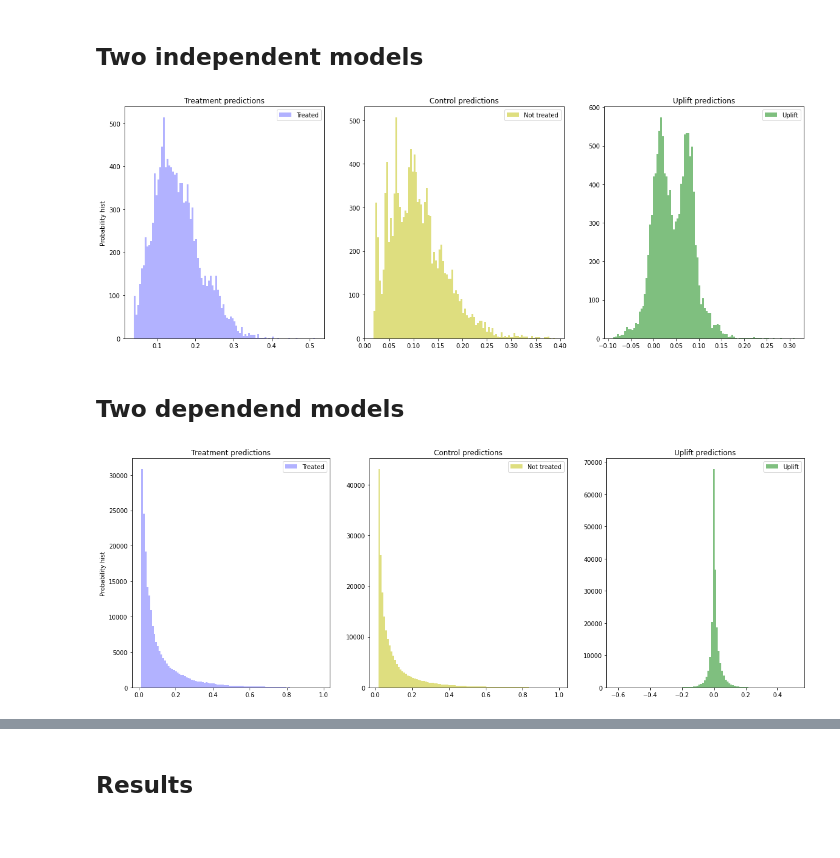
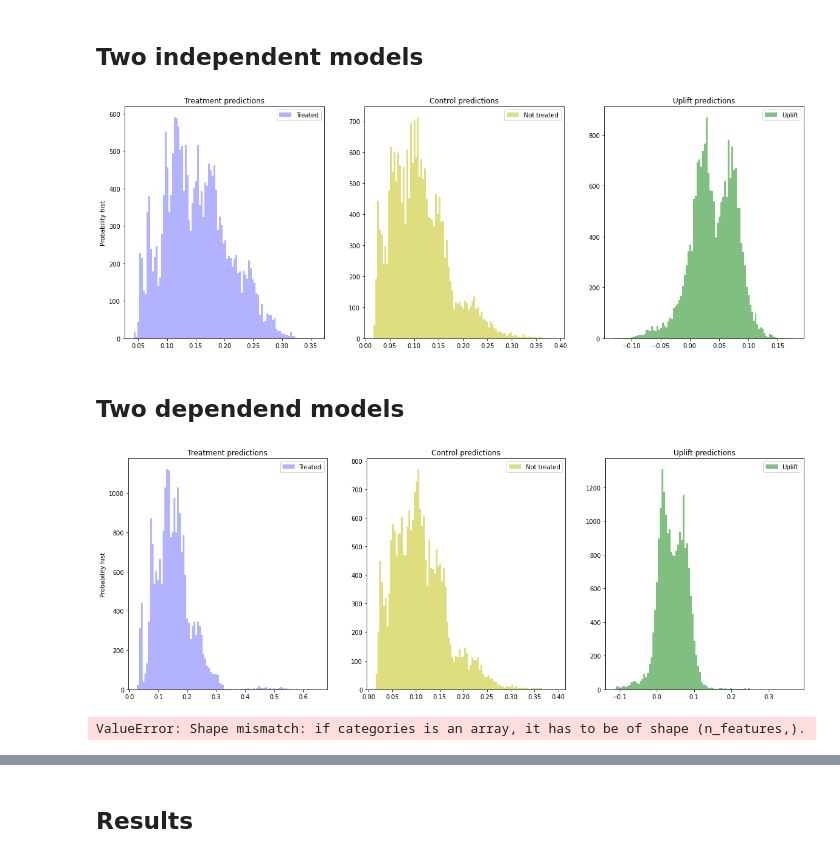
Before and after one commit to versus666jzx/uplift_lab, a Jupyter notebook: src/test.ipynb, the cells around one changed output, grey strips where cells are left out. Saved outputs shown, nothing was run; the diff lists cells and outputs as text; code cells hidden in the pictures.

```diff
--- a/src/test.ipynb
+++ b/src/test.ipynb
@@ -108,12 +103,12 @@ sm_fi
 from sklift.models import ClassTransformation
 
 
-ct = ClassTransformation(CatBoostClassifier(iterations=1000, task_type='GPU', random_state=42, silent=True))
-ct = ct.fit(X_train, y_train, trmnt_train, estimator_fit_params={'cat_features': ['history_segment', 'zip_code', 'channel']})
+ct = ClassTransformation(CatBoostClassifier(iterations=500, task_type='GPU', random_state=42, silent=True))
+ct.fit(data_train, target_train, treatment_train, estimator_fit_params={'cat_features': ['womens', 'mens','channel', 'zip_code', 'history_segment', 'newbie']})
 
-uplift_ct = ct.predict(X_val)
+uplift_ct = ct.predict(data_test)
 
-ct_score = uplift_at_k(y_true=y_val, uplift=uplift_ct, treatment=trmnt_val, strategy='by_group', k=0.3)
+ct_score = uplift_at_k(y_true=target_test, uplift=uplift_ct, treatment=treatment_test, strategy='by_group', k=0.3)
 
 models_results['approach'].append('ClassTransformation')
 models_results['uplift@30%'].append(ct_score)
@@ -124,23 +121,23 @@ from sklift.models import TwoModels
 
 
 tm = TwoModels(
-    estimator_trmnt=CatBoostClassifier(iterations=1000, task_type='GPU', random_state=42, silent=True),
-    estimator_ctrl=CatBoostClassifier(iterations=1000, task_type='GPU', random_state=42, silent=True),
+    estimator_trmnt=CatBoostClassifier(iterations=500, task_type='GPU', random_state=42, silent=True),
+    estimator_ctrl=CatBoostClassifier(iterations=500, task_type='GPU', random_state=42, silent=True),
     method='vanilla'
 )
-tm = tm.fit(
-    X_train, y_train, trmnt_train,
-    estimator_trmnt_fit_params={'cat_features': ['history_segment', 'zip_code', 'channel']},
-    estimator_ctrl_fit_params={'cat_features': ['history_segment', 'zip_code', 'channel']}
+tm.fit(
+    data_train, target_train, treatment_train,
+    estimator_trmnt_fit_params={'cat_features': ['womens', 'mens','channel', 'zip_code', 'history_segment', 'newbie']},
+    estimator_ctrl_fit_params={'cat_features': ['womens', 'mens','channel', 'zip_code', 'history_segment', 'newbie']}
 )
 
-uplift_tm = tm.predict(X_val)
+uplift_tm = tm.predict(data_test)
 
-tm_score = uplift_at_k(y_true=y_val, uplift=uplift_tm, treatment=trmnt_val, strategy='by_group', k=0.3)
+tm_score = uplift_at_k(y_true=target_test, uplift=uplift_tm, treatment=treatment_test, strategy='by_group', k=0.3)
 
 models_results['approach'].append('TwoModels')
 models_results['uplift@30%'].append(tm_score)
 
 plot_uplift_preds(trmnt_preds=tm.trmnt_preds_, ctrl_preds=tm.ctrl_preds_);
 # %% [output]
-[figure, old version]
+[figure, new version]
@@ -148,23 +148,24 @@ plot_uplift_preds(trmnt_preds=tm.trmnt_preds_, ctrl_preds=tm.ctrl_preds_);
 ## Two dependend models
 # %%
 tm_ctrl = TwoModels(
-    estimator_trmnt=CatBoostClassifier(iterations=1000, task_type='GPU', random_state=42, silent=True),
-    estimator_ctrl=CatBoostClassifier(iterations=1000, task_type='GPU', random_state=42, silent=True),
+    estimator_trmnt=CatBoostClassifier(iterations=500, task_type='GPU', random_state=42, silent=True),
+    estimator_ctrl=CatBoostClassifier(iterations=500, task_type='GPU', random_state=42, silent=True),
     method='ddr_control'
 )
+
 tm_ctrl = tm_ctrl.fit(
-    X_train, y_train, trmnt_train,
-    estimator_trmnt_fit_params={'cat_features': ['gender']},
-    estimator_ctrl_fit_params={'cat_features': ['gender']}
+    data_train, target_train, treatment_train,
+    estimator_trmnt_fit_params={'cat_features': ['womens', 'mens','channel', 'zip_code', 'history_segment', 'newbie']},
+    estimator_ctrl_fit_params={'cat_features': ['womens', 'mens','channel', 'zip_code', 'history_segment', 'newbie']}
 )
 
-uplift_tm_ctrl = tm_ctrl.predict(X_val)
+uplift_tm_ctrl = tm_ctrl.predict(data_test)
 
-tm_ctrl_score = uplift_at_k(y_true=y_val, uplift=uplift_tm_ctrl, treatment=trmnt_val, strategy='by_group', k=0.3)
+tm_ctrl_score = uplift_at_k(y_true=target_test, uplift=uplift_tm_ctrl, treatment=treatment_test, strategy='by_group', k=0.3)
 
 models_results['approach'].append('TwoModels_ddr_control')
 models_results['uplift@30%'].append(tm_ctrl_score)
 
 plot_uplift_preds(trmnt_preds=tm_ctrl.trmnt_preds_, ctrl_preds=tm_ctrl.ctrl_preds_);
 # %% [output]
-[figure, old version]
+[figure, new version]
@@ -171,3 +175,38 @@ plot_uplift_preds(trmnt_preds=tm_ctrl.trmnt_preds_, ctrl_preds=tm_ctrl.ctrl_pred
+# %%
+from sklearn.ensemble import RandomForestClassifier
+from sklearn.preprocessing import OrdinalEncoder
+from sklearn.pipeline import make_pipeline
+
+pipeline_ctrl = make_pipeline(
+    OrdinalEncoder(categories=['channel', 'zip_code', 'history_segment']),
+    RandomForestClassifier(n_estimators=100, max_depth=5, random_state=42)
+)
+
+pipeline_trtmnt = make_pipeline(
+    OrdinalEncoder(categories=['channel', 'zip_code', 'history_segment']),
+    RandomForestClassifier(n_estimators=100, max_depth=5, random_state=42)
+)
+
+tm_ctrl = TwoModels(
+    estimator_trmnt=pipeline_ctrl,
+    estimator_ctrl=pipeline_trtmnt,
+    method='ddr_control'
+)
+
+tm_ctrl = tm_ctrl.fit(
+    data_train, target_train, treatment_train
+)
+
+uplift_tm_ctrl = tm_ctrl.predict(data_test)
+
+tm_ctrl_score = uplift_at_k(y_true=target_test, uplift=uplift_tm_ctrl, treatment=treatment_test, strategy='by_group', k=0.3)
+
+models_results['approach'].append('TwoModels_ddr_control')
+models_results['uplift@30%'].append(tm_ctrl_score)
+
+plot_uplift_preds(trmnt_preds=tm_ctrl.trmnt_preds_, ctrl_preds=tm_ctrl.ctrl_preds_);
+# %% [output]
+ValueError: Shape mismatch: if categories is an array, it has to be of shape (n_features,).
 # %%
 pd.DataFrame([tm_ctrl.trmnt_preds_, uplift_tm_ctrl])
 # %% [output]
```
Also changed, not shown: parts of 19 cells of this notebook, 2 other files.
